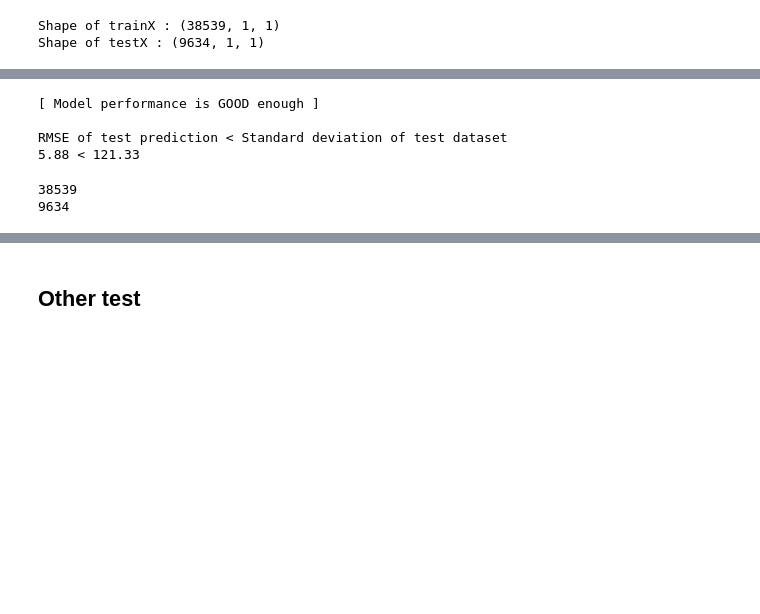
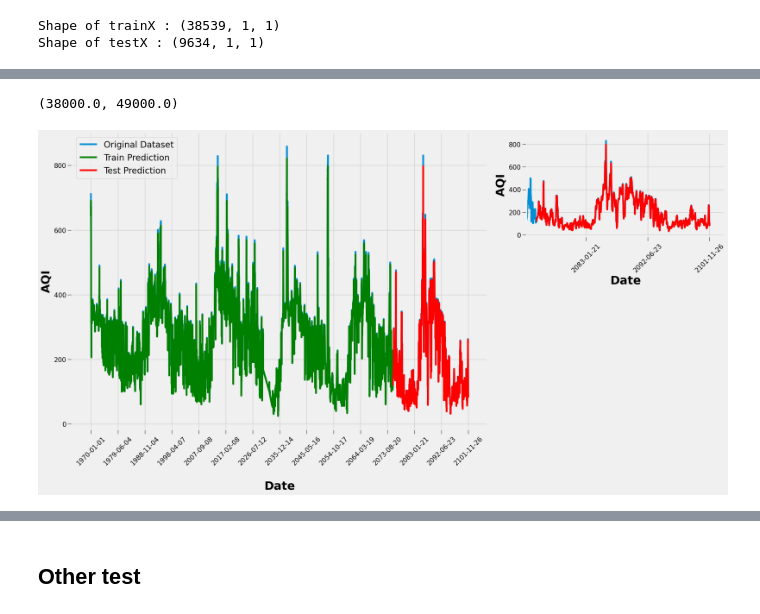
Before and after one commit to longhoangth/Assignment, a Jupyter notebook: Data Storage & Analysis/Code/predict.ipynb, the cells around one changed output, grey strips where cells are left out. Cells and saved outputs as stored; diff of their text form; code cells hidden in the pictures; blank space fills up the shorter version.

Commit message:
add lstm model

```diff
--- a/Data Storage & Analysis/Code/predict.ipynb
+++ b/Data Storage & Analysis/Code/predict.ipynb
@@ -171,7 +237,7 @@ df.head()
 # %%
 # log transformation to deal with skewed data
 
-aqi = np.log1p(df[['AQI_calculated']].values)
+aqi = np.log1p(df[['AQI_original']].values)
 aqi.shape
 # %% [output]
 (48177, 1)
@@ -280,19 +338,58 @@ else:
     print('\n[ Model performance is NOT GOOD enough ]')
     print('\nRMSE of test prediction > Standard deviation of test dataset')
     print('%.2f' % (testScore), '>', '%.2f' % (test_series.std()))
-# %% [output]
-[ Model performance is GOOD enough ]
-
-RMSE of test prediction < Standard deviation of test dataset
-5.88 < 121.33
 # %%
 train_aqi = pd.DataFrame(trainPredict, columns=['AQI'])
 test_aqi = pd.DataFrame(testPredict, columns =['AQI'])
 print(len(train_aqi))
 print(len(test_aqi))
-# %% [output]
-38539
-9634
 # %%
 train_aqi.to_csv("Delhi/train_aqi.csv", index=False)
 test_aqi.to_csv("Delhi/test_aqi.csv", index=False)
+# %%
+train = pd.read_csv("Delhi/train_aqi.csv")
+test = pd.read_csv("Delhi/test_aqi.csv")
+look_back = 1
+# %%
+# shift train predictions for plotting
+trainPredictPlot = np.empty_like(aqi)
+trainPredictPlot[:, :] = np.nan
+trainPredictPlot[look_back : len(train) + look_back, :] = train
+
+# shift test predictions for plotting
+testPredictPlot = np.empty_like(aqi)
+testPredictPlot[:, :] = np.nan
+testPredictPlot[len(train) + (look_back * 2) + 1 : len(aqi) - 1, :] = (
+    test
+)
+
+# plot original dataset and predictions
+time_axis = np.linspace(0, aqi.shape[0] - 1, 15)
+time_axis = np.array([int(i) for i in time_axis])
+time_axisLab = np.array(df.index, dtype="datetime64[D]")
+
+fig = plt.figure()
+ax = fig.add_axes([0, 0, 2.1, 2])
+ax.plot(np.expm1(aqi), label="Original Dataset")
+ax.plot(trainPredictPlot, color="green", label="Train Prediction")
+ax.plot(testPredictPlot, color="red", label="Test Prediction")
+ax.set_xticks(time_axis)
+ax.set_xticklabels(time_axisLab[time_axis], rotation=45)
+ax.set_xlabel("\nDate", fontsize=27, fontweight="bold")
+ax.set_ylabel("AQI", fontsize=27, fontweight="bold")
+ax.legend(loc="best", prop={"size": 20})
+ax.tick_params(size=10, labelsize=15)
+# ax.set_xlim([-1, 1735])
+
+ax1 = fig.add_axes([2.3, 1.3, 1, 0.7])
+ax1.plot(np.expm1(aqi), label="Original Dataset")
+ax1.plot(testPredictPlot, color="red", label="Test Prediction")
+ax1.set_xticks(time_axis)
+ax1.set_xticklabels(time_axisLab[time_axis], rotation=45)
+ax1.set_xlabel("Date", fontsize=27, fontweight="bold")
+ax1.set_ylabel("AQI", fontsize=27, fontweight="bold")
+ax1.tick_params(size=10, labelsize=15)
+ax1.set_xlim([38000, 49000])
+# %% [output]
+(38000.0, 49000.0)
+[figure, added]
```
Also changed, not shown: parts of 21 cells of this notebook, 20 other files.
